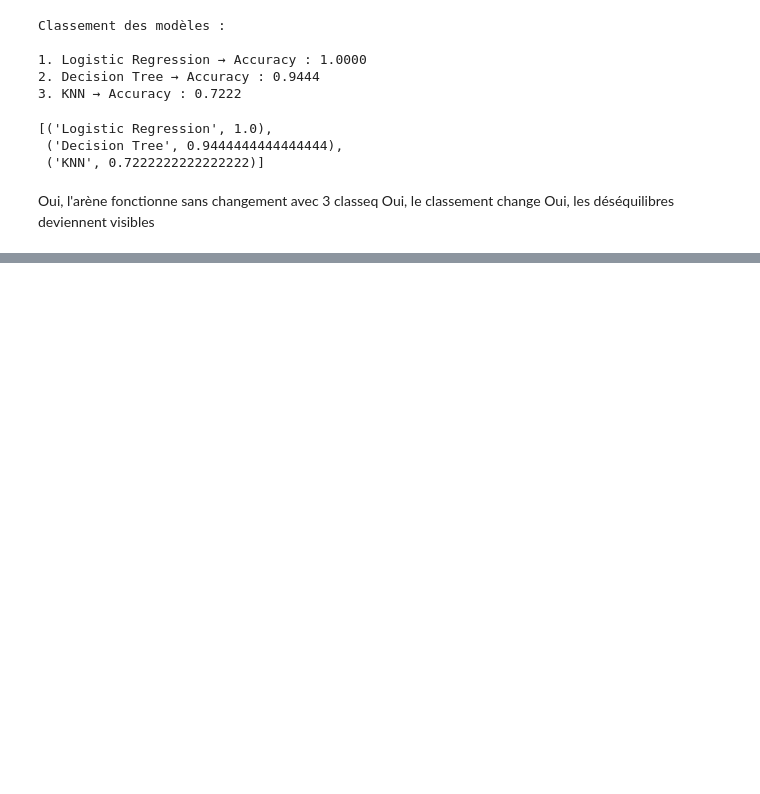
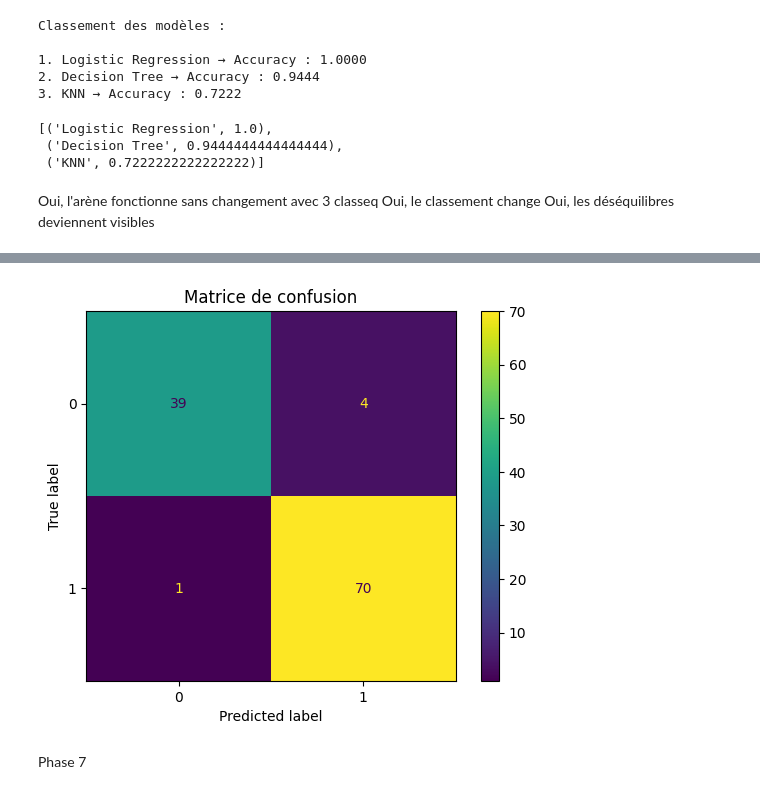
Before and after one commit to HoniTahina/-arene-des-algos-Tahina-HONI-RIKA, a Jupyter notebook: arene_des_algos.ipynb, the cells around one changed output, grey strips where cells are left out. Drawn from its saved outputs; the diff is of its cells as text; code cells hidden in the pictures; blank space fills up the shorter version.

```diff
--- a/arene_des_algos.ipynb
+++ b/arene_des_algos.ipynb
@@ -233,0 +291,22 @@ Oui, les déséquilibres deviennent visibles
+# %%
+from sklearn.metrics import confusion_matrix, ConfusionMatrixDisplay
+
+def afficher_matrice_confusion(modele, X_test, y_test):
+    y_pred = modele.predict(X_test)
+
+    cm = confusion_matrix(y_test, y_pred)
+
+    disp = ConfusionMatrixDisplay(confusion_matrix=cm)
+    disp.plot()
+
+    plt.title("Matrice de confusion")
+    plt.show()
+# %%
+champion = LogisticRegression(max_iter=10000)
+champion.fit(X_train, y_train)
+
+afficher_matrice_confusion(champion, X_test, y_test)
+# %% [output]
+[figure, added]
+# %% [markdown]
+Phase 7
```
Also changed, not shown: parts of 4 cells of this notebook.
